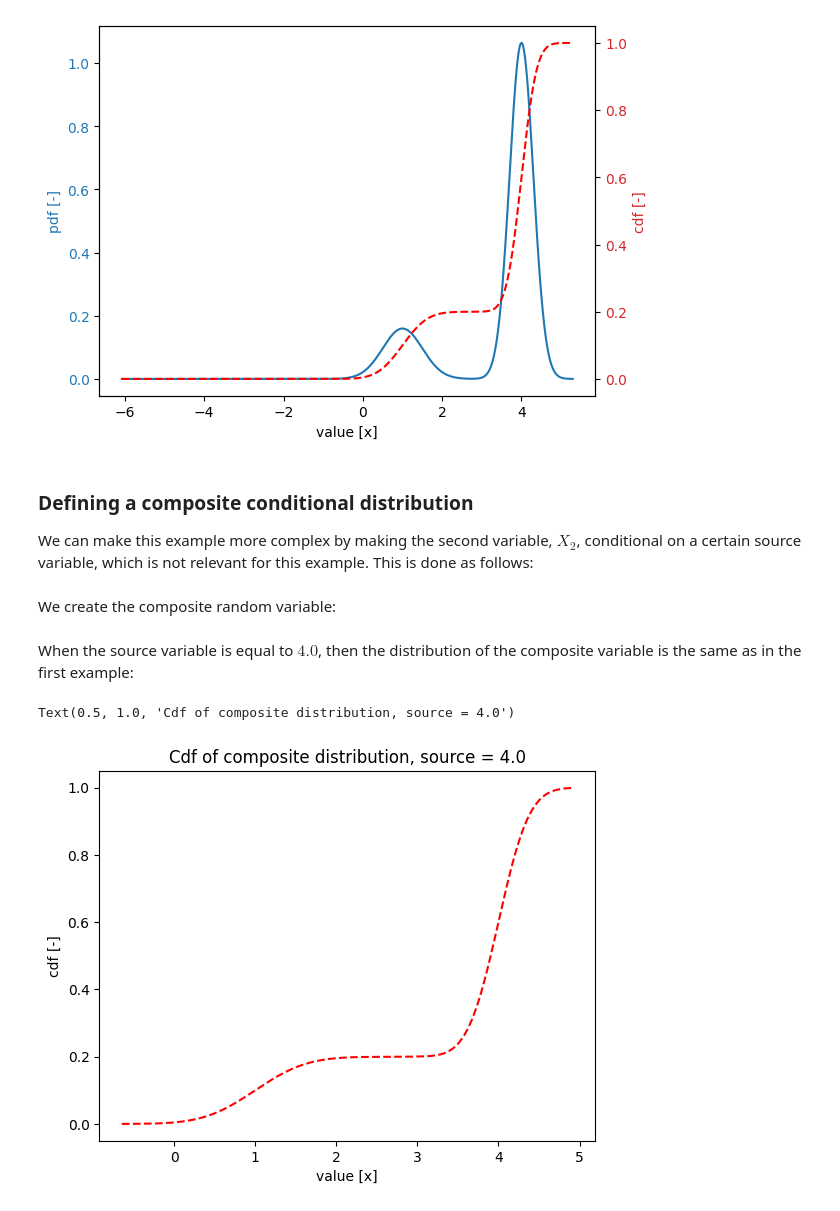
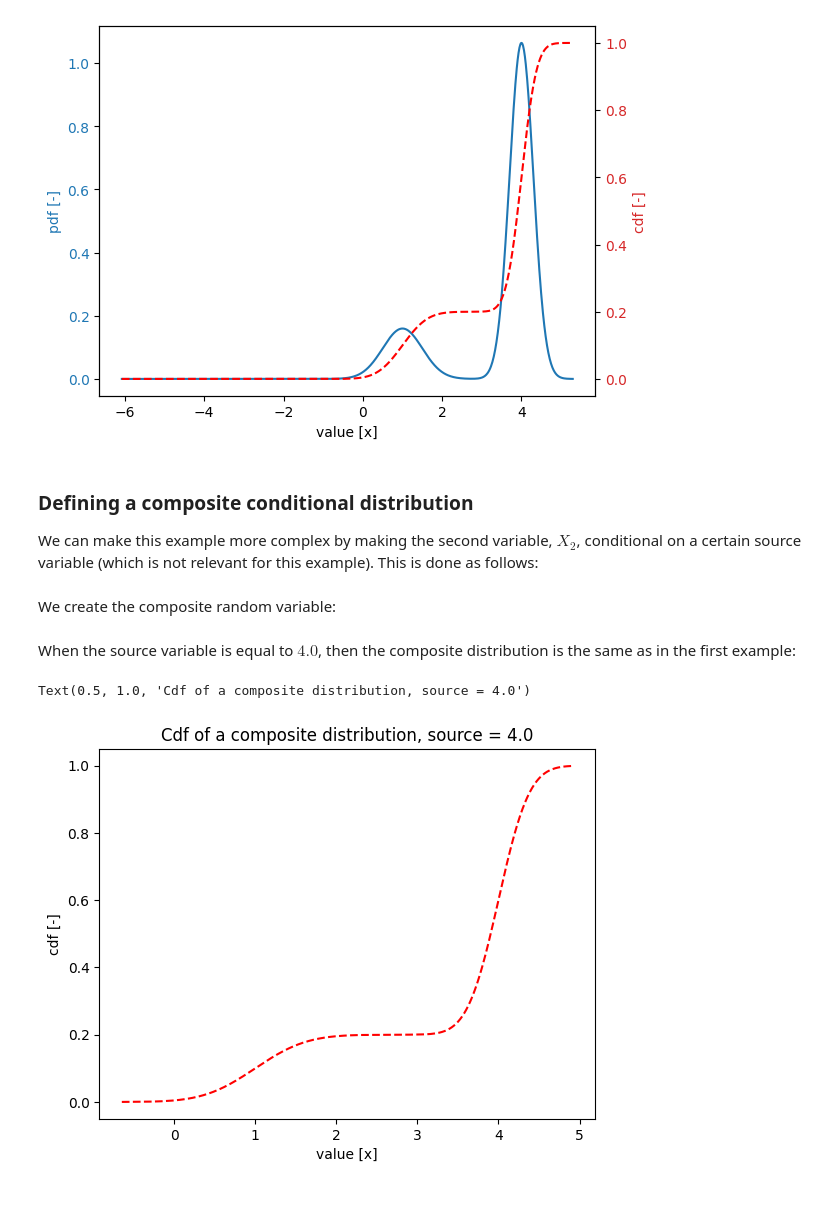
Before and after one commit to Deltares/ProbabilisticLibrary, a Jupyter notebook: sources/Deltares.Probabilistic.PWrapper.Notebooks/composite_distribution.ipynb, the cells around one changed output. Cells and saved outputs as stored; diff of their text form; code cells hidden in the pictures.

```diff
--- a/sources/Deltares.Probabilistic.PWrapper.Notebooks/composite_distribution.ipynb
+++ b/sources/Deltares.Probabilistic.PWrapper.Notebooks/composite_distribution.ipynb
@@ -56,7 +56,7 @@ stochast.plot()
 # %% [markdown]
 ### Defining a composite conditional distribution
 
-We can make this example more complex by making the second variable, $X_2$, conditional on a certain source variable, which is not relevant for this example. This is done as follows:
+We can make this example more complex by making the second variable, $X_2$, conditional on a certain source variable (which is not relevant for this example). This is done as follows:
 # %%
 x2 = Stochast()
 x2.distribution = DistributionType.normal
@@ -79,17 +79,17 @@ stochast.distribution = DistributionType.composite
 stochast.contributing_stochasts.append(ContributingStochast.create(w1, x1))
 stochast.contributing_stochasts.append(ContributingStochast.create(w2, x2))
 # %% [markdown]
-When the source variable is equal to $4.0$, then the distribution of the composite variable is the same as in the first example:
+When the source variable is equal to $4.0$, then the composite distribution is the same as in the first example:
 # %%
 source_value = 4.0
 p = np.arange(0.0001, 1.0, 0.001)
 u = [StandardNormal.get_u_from_p(val) for val in p]
 x = [stochast.get_x_from_u_and_source(val, source_value) for val in u]
 plt.plot(x, p, 'r--')
 plt.xlabel('value [x]')
 plt.ylabel('cdf [-]')
-plt.title(f'Cdf of composite distribution, source = {source_value}')
+plt.title(f'Cdf of a composite distribution, source = {source_value}')
 # %% [output]
-Text(0.5, 1.0, 'Cdf of composite distribution, source = 4.0')
+Text(0.5, 1.0, 'Cdf of a composite distribution, source = 4.0')
-[figure, old version]
+[figure, new version]
 # %% [markdown]
```
Also changed, not shown: parts of 5 cells of this notebook.
